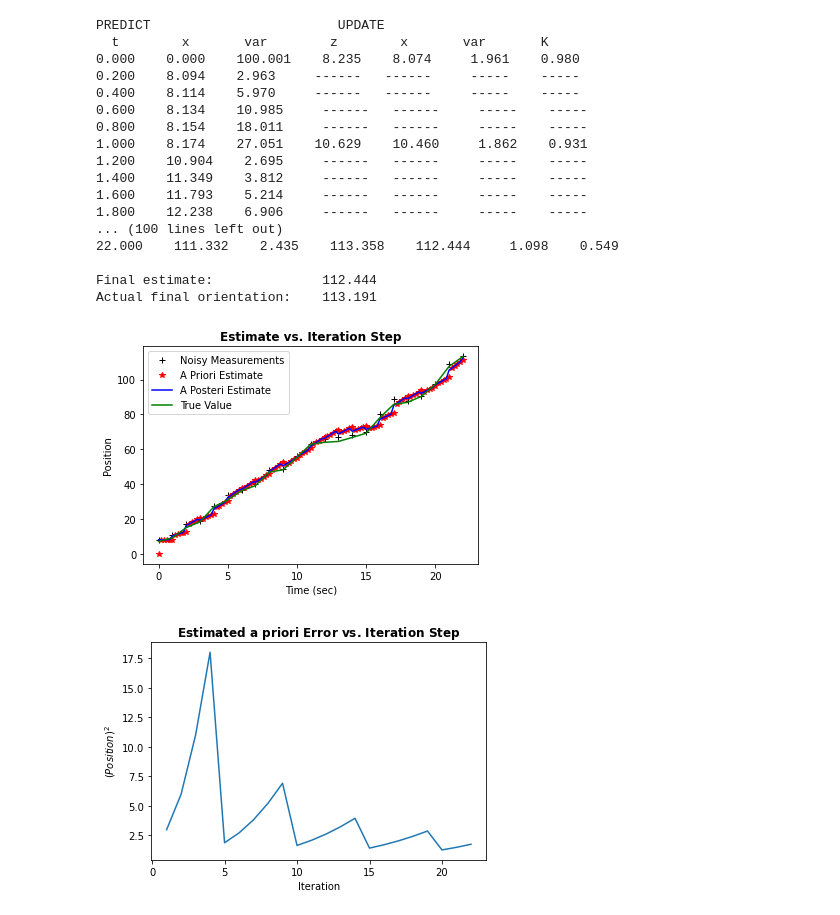
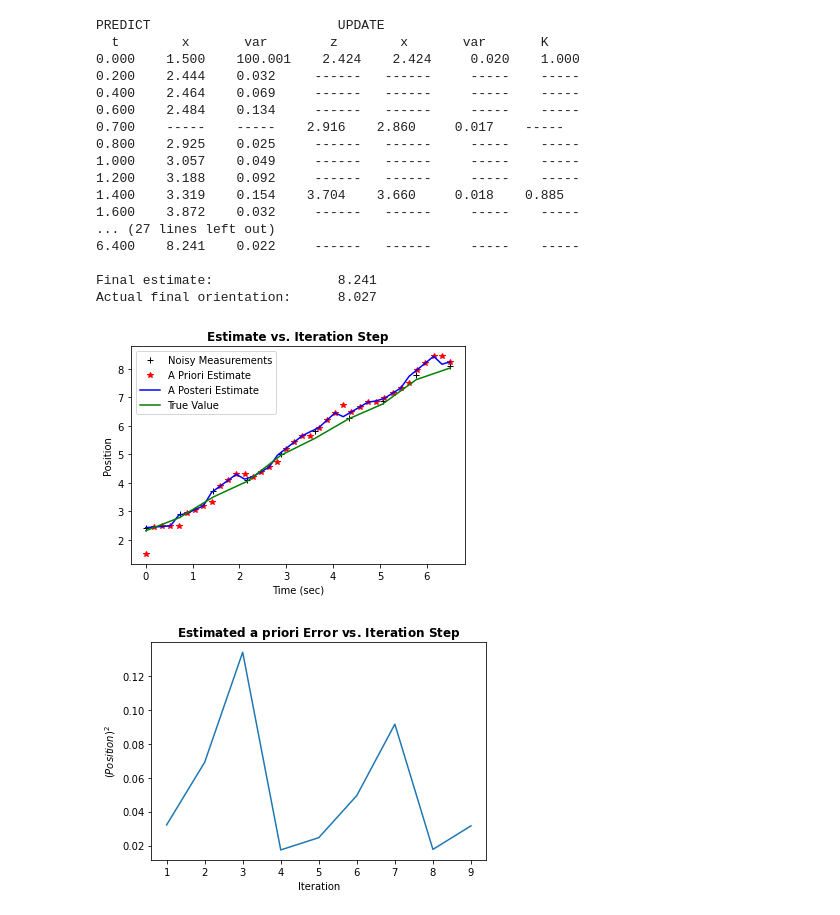
Before and after one commit to jmattic/KalmanFilter, a Jupyter notebook: 1D_KF_EXCLAIM_2.ipynb, the cells around one changed output. Drawn from its saved outputs; the diff is of its cells as text; code cells hidden in the pictures.

```diff
--- a/1D_KF_EXCLAIM_2.ipynb
+++ b/1D_KF_EXCLAIM_2.ipynb
@@ -84,14 +84,14 @@ plotcase = 1 # If set to 1 it will plot results
 
 number_of_variables = 2 #number of variables being measured
 number_of_sensors = 1 #number of sensors used
-process_var = 25. # variance in the payload's movement, idk what number is good for this??
-sensor1_var = 2. # variance in the sensor
-x = gaussian(0., 100.)  # payload's initial orientation in deg
+process_var = 0.25 # variance in the payload's movement, idk what number is good for this??
+sensor1_var = 0.02 # variance in the sensor
+x = gaussian(1.5, 100.)  # payload's initial orientation in deg
 angular_velocity = 0.5 # angular velocity in deg/s
 spectral_density = 0.2 #Spectral density of the measurement noise
-dt1 = 1. # data rate of sensor in seconds
+dt1 = 0.7 # data rate of sensor in seconds
 dtp = 0.2 # time step in between predictions, must be smaller or equal to dt of sensor(s)
-total_time = 22. # Total time passed from beginning to end of experiment
+total_time = 6.5 # Total time passed from beginning to end of experiment
 t = 0. #initial time in seconds
 
 #-----------USER INPUT ENDS--------------------------------
@@ -170,7 +170,7 @@ t = t_0
 t_old = t_0
 check = 0
 while t <= total_time:
-    t = round(t,1)
+    t = round(t,2)
     r1 = remain(t, dt1)
     r2 = remain(t, dtp)
 #     print(t)
@@ -203,46 +203,46 @@ while t <= total_time:
         counter1 = counter1 + 1
     else: #Prediction only
         dt = t - t_old
         f.F[0,1] = dt
         f.predict()
 #         print('time: %.2f ' % t, 'r1 = %.2f' % r1, 'r2 = %.2f' % r2)
         t_old = t
         t = t + smallest_time
         check = 0
         prior = gaussian(f.x_prior[0,0], f.P_prior[0,0])
         x = gaussian(f.x[0,0], f.P[0,0])
         if printcase == 1:
             print_gh2(t_old, prior)
         counter2 = counter2 + 1
     if plotcase == 1:
         x1.append(prior.mean)
         xhat.append(x.mean)
         Phat.append(x.var)
 
 if printcase == 1:
     print()
     print('Final estimate:           {:10.3f}'.format(x.mean))
     print('Actual final orientation: {:10.3f}'.format(payload.x))
 if plotcase == 1:
     print()
     plotstuff()
 # %% [output]
 PREDICT                        UPDATE
   t        x       var        z        x       var       K
-0.000    0.000    100.001    8.235    8.074     1.961    0.980
-0.200    8.094    2.963     ------   ------     -----    -----
-0.400    8.114    5.970     ------   ------     -----    -----
-0.600    8.134    10.985     ------   ------     -----    -----
-0.800    8.154    18.011     ------   ------     -----    -----
-1.000    8.174    27.051    10.629    10.460     1.862    0.931
-1.200    10.904    2.695     ------   ------     -----    -----
-1.400    11.349    3.812     ------   ------     -----    -----
-1.600    11.793    5.214     ------   ------     -----    -----
-1.800    12.238    6.906     ------   ------     -----    -----
-... (100 lines left out)
-22.000    111.332    2.435    113.358    112.444     1.098    0.549
+0.000    1.500    100.001    2.424    2.424     0.020    1.000
+0.200    2.444    0.032     ------   ------     -----    -----
+0.400    2.464    0.069     ------   ------     -----    -----
+0.600    2.484    0.134     ------   ------     -----    -----
+0.700    -----    -----    2.916    2.860     0.017    -----
+0.800    2.925    0.025     ------   ------     -----    -----
+1.000    3.057    0.049     ------   ------     -----    -----
+1.200    3.188    0.092     ------   ------     -----    -----
+1.400    3.319    0.154    3.704    3.660     0.018    0.885
+1.600    3.872    0.032     ------   ------     -----    -----
+... (27 lines left out)
+6.400    8.241    0.022     ------   ------     -----    -----
 
-Final estimate:              112.444
-Actual final orientation:    113.191
+Final estimate:                8.241
+Actual final orientation:      8.027
-[figure, old version]
+[figure, new version]
-[figure, old version]
+[figure, new version]
```
Also changed, not shown: 6 other files.
